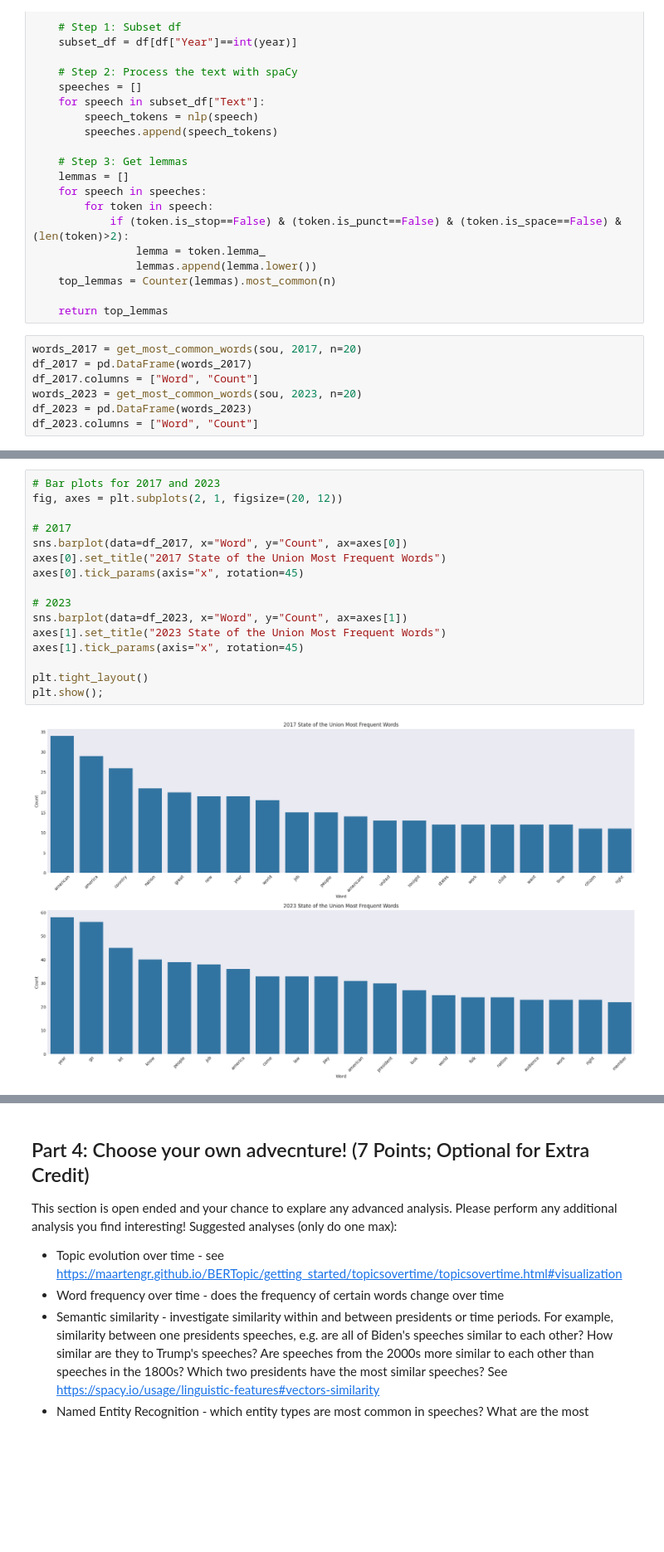
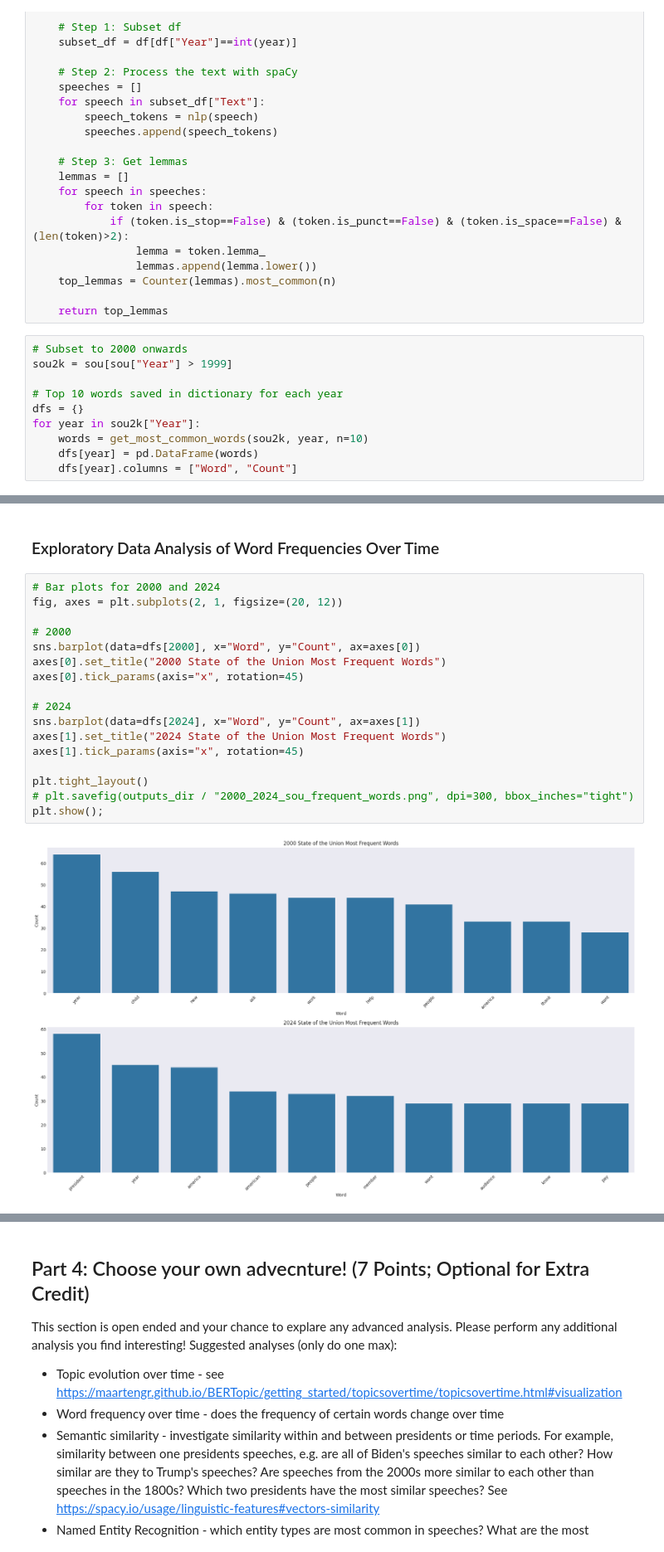
Before and after one commit to UCB-stat-159-f25/proj02-shrija-owen-allison, a Jupyter notebook: nlp-P04.ipynb, the cells around one changed output, grey strips where cells are left out. Shown at 83% size. Saved outputs shown, nothing was run; the diff lists cells and outputs as text; blank space fills up the shorter version.

```diff
--- a/nlp-P04.ipynb
+++ b/nlp-P04.ipynb
@@ -50,9 +50,12 @@ def get_most_common_words(df, year, n=25):
 
     return top_lemmas
 # %%
-words_2017 = get_most_common_words(sou, 2017, n=20)
-df_2017 = pd.DataFrame(words_2017)
-df_2017.columns = ["Word", "Count"]
-words_2023 = get_most_common_words(sou, 2023, n=20)
-df_2023 = pd.DataFrame(words_2023)
-df_2023.columns = ["Word", "Count"]
+# Subset to 2000 onwards
+sou2k = sou[sou["Year"] > 1999]
+
+# Top 10 words saved in dictionary for each year
+dfs = {}
+for year in sou2k["Year"]:
+    words = get_most_common_words(sou2k, year, n=10)
+    dfs[year] = pd.DataFrame(words)
+    dfs[year].columns = ["Word", "Count"]
@@ -59,18 +73,21 @@ df_2023.columns = ["Word", "Count"]
-# %%
-# Bar plots for 2017 and 2023
-fig, axes = plt.subplots(2, 1, figsize=(20, 12))
-
-# 2017
-sns.barplot(data=df_2017, x="Word", y="Count", ax=axes[0])
-axes[0].set_title("2017 State of the Union Most Frequent Words")
-axes[0].tick_params(axis="x", rotation=45)
-
-# 2023
-sns.barplot(data=df_2023, x="Word", y="Count", ax=axes[1])
-axes[1].set_title("2023 State of the Union Most Frequent Words")
-axes[1].tick_params(axis="x", rotation=45)
-
-plt.tight_layout()
-plt.show();
-# %% [output]
-[figure, removed]
+# %% [markdown]
+### Exploratory Data Analysis of Word Frequencies Over Time
+# %%
+# Bar plots for 2000 and 2024
+fig, axes = plt.subplots(2, 1, figsize=(20, 12))
+
+# 2000
+sns.barplot(data=dfs[2000], x="Word", y="Count", ax=axes[0])
+axes[0].set_title("2000 State of the Union Most Frequent Words")
+axes[0].tick_params(axis="x", rotation=45)
+
+# 2024
+sns.barplot(data=dfs[2024], x="Word", y="Count", ax=axes[1])
+axes[1].set_title("2024 State of the Union Most Frequent Words")
+axes[1].tick_params(axis="x", rotation=45)
+
+plt.tight_layout()
+# plt.savefig(outputs_dir / "2000_2024_sou_frequent_words.png", dpi=300, bbox_inches="tight")
+plt.show();
+# %% [output]
+[figure, added]
```
Also changed, not shown: parts of 7 cells of this notebook.
